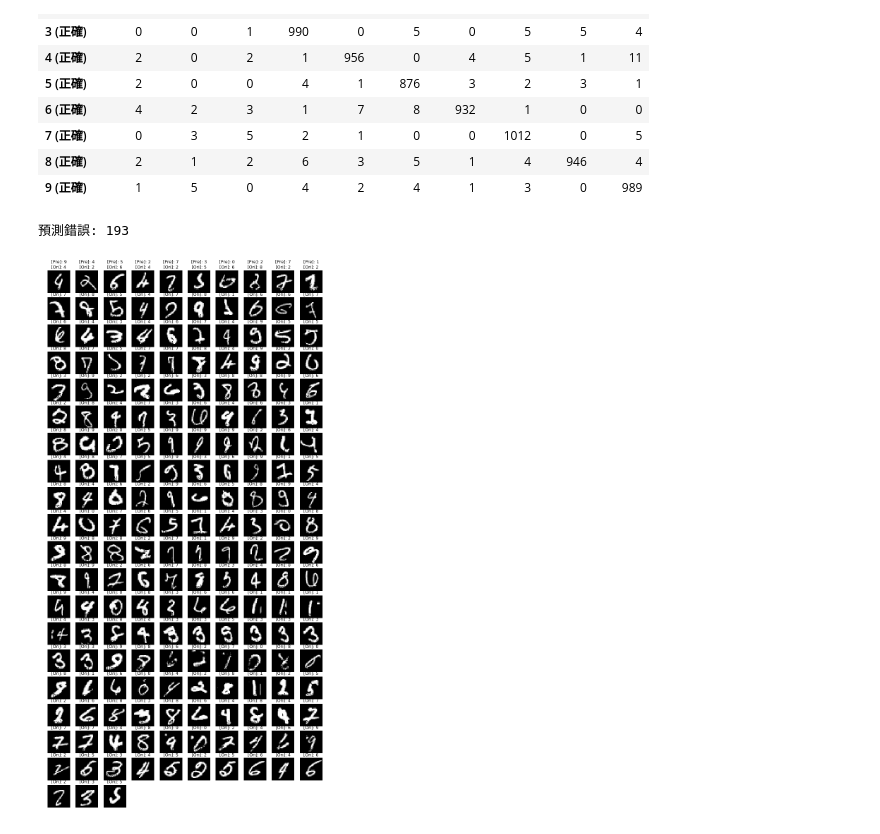
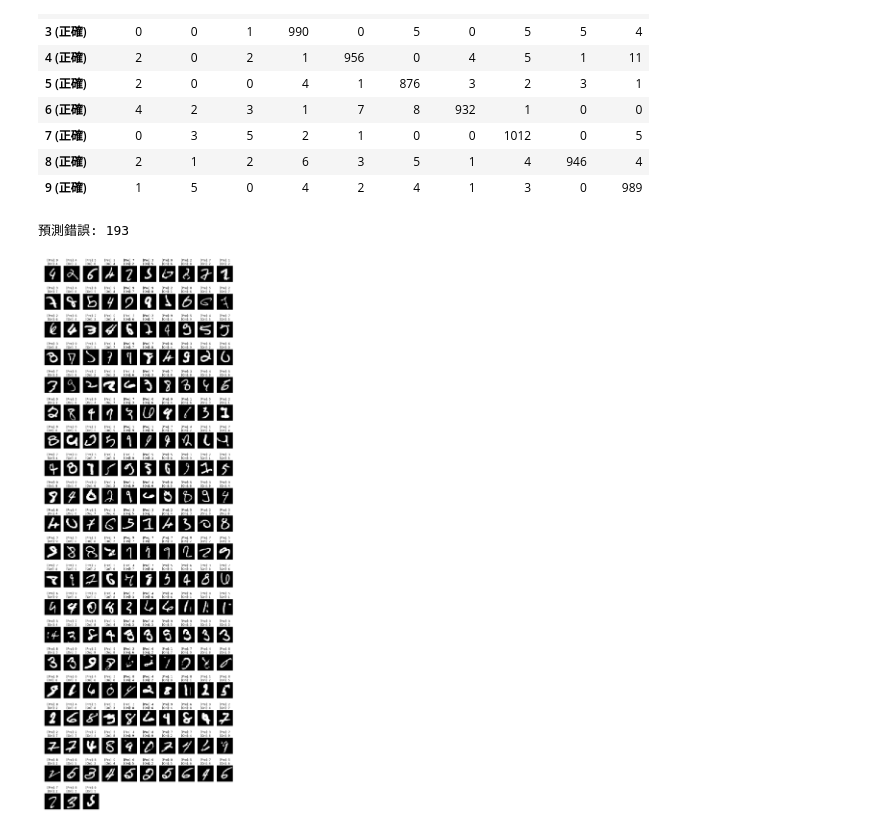
Before and after one commit to Elwing-Chou/ML1019, a Jupyter notebook: mlp.ipynb, the cells around one changed output. Saved outputs shown, nothing was run; the diff lists cells and outputs as text; code cells hidden in the pictures.

```diff
--- a/mlp.ipynb
+++ b/mlp.ipynb
@@ -171,23 +171,23 @@ pd.DataFrame(confusion_matrix(y_test, pre),
 # %%
 import numpy as np
 # nonzero: (1st索引, 2nd索引, 3rd索引...)
 idx = np.nonzero(pre != y_test)[0]
 print("預測錯誤:", len(idx))
 pre_false_img = x_test[idx]
 pre_false_label = y_test[idx]
 pre_false_predict = pre[idx]
 
 width = 10
 height = len(idx) // width + 1
 
-plt.figure(figsize=(14, 28))
+plt.figure(figsize=(14, 42))
 for i, img in enumerate(pre_false_img):
     plt.subplot(height, width, i+1)
     t = "[Pre]: {}\n[Ori]: {}".format(pre_false_predict[i],
                                       pre_false_label[i])
     plt.title(t)
     plt.axis("off")
     plt.imshow(img, cmap="gray")
 # %% [output]
 預測錯誤: 193
-[figure, old version]
+[figure, new version]
```
Also changed, not shown: parts of 2 cells of this notebook.
